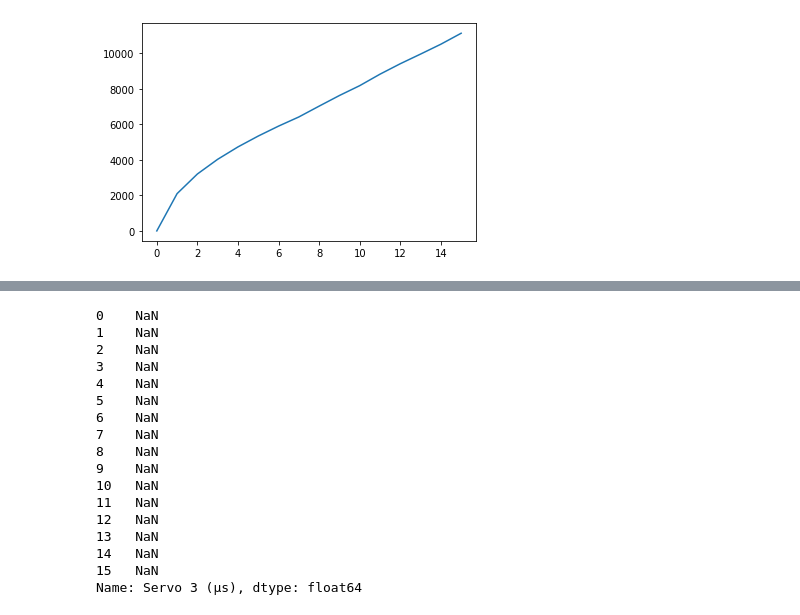
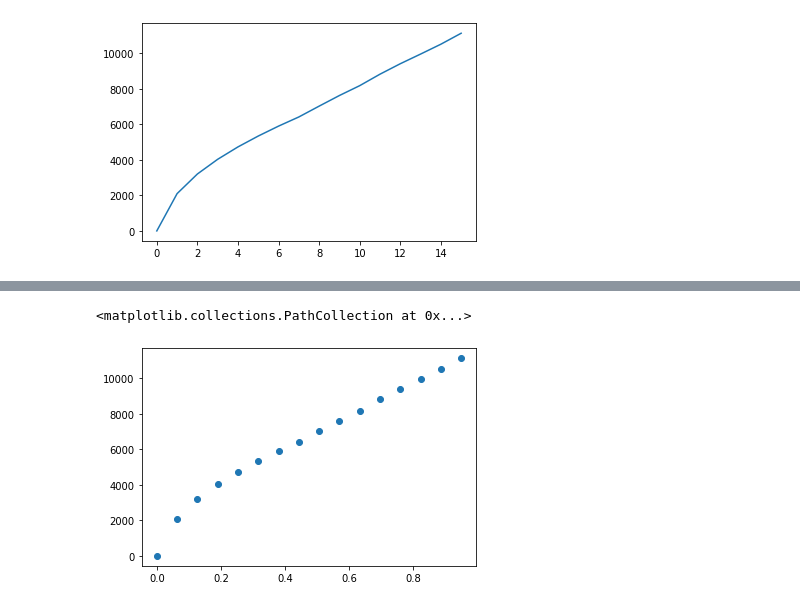
Before and after one commit to twhsu-stanley/Quadrotor_object_following, a Jupyter notebook: ReportNotebooks/MotorCalibration.ipynb, the cells around one changed output, grey strips where cells are left out. Drawn from its saved outputs; the diff is of its cells as text; code cells hidden in the pictures.

```diff
--- a/ReportNotebooks/MotorCalibration.ipynb
+++ b/ReportNotebooks/MotorCalibration.ipynb
@@ -63,20 +112,5 @@ df[['ESC signal (µs)', 'Servo 1 (µs)', 'Servo 2 (µs)',
-# %%
- df['Servo 3 (µs)']
-# %% [output]
-0    NaN
-1    NaN
-2    NaN
-3    NaN
-4    NaN
-5    NaN
-6    NaN
-7    NaN
-8    NaN
-9    NaN
-10   NaN
-11   NaN
-12   NaN
-13   NaN
-14   NaN
-15   NaN
-Name: Servo 3 (µs), dtype: float64
+# %%
+plt.scatter(df['ESC signal (µs)'],df['Motor Optical Speed (RPM)'])
+# %% [output]
+<matplotlib.collections.PathCollection at 0x...>
+[figure, added]
```
Also changed, not shown: parts of 10 cells of this notebook.
